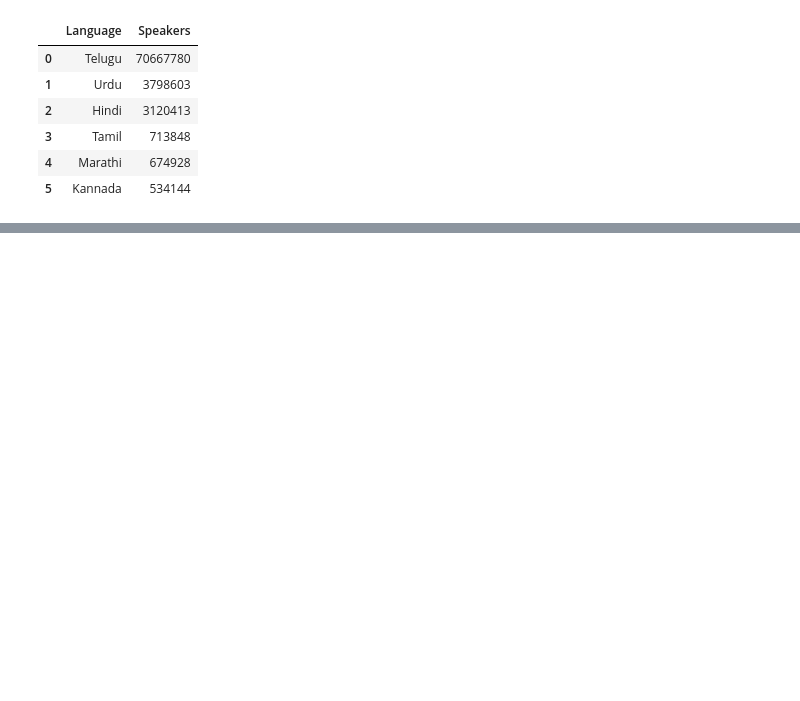
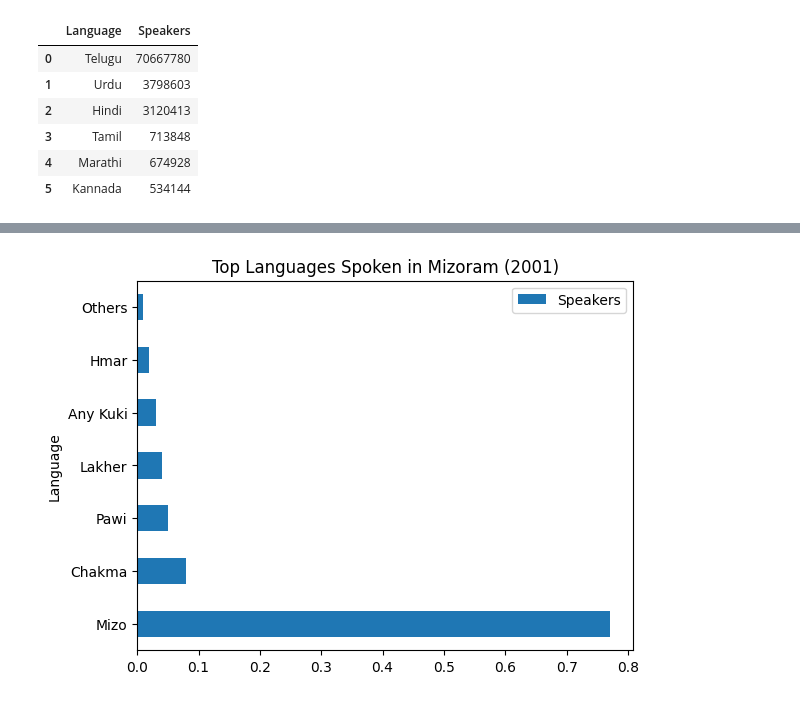
Before and after one commit to squishridyvi/Geographical-Distribution-Mapping-of-Dravidian-Languages-, a Jupyter notebook: Geographical Distribution of Dravidian Languages.ipynb, the cells around one changed output, grey strips where cells are left out. Cells and saved outputs as stored; diff of their text form; code cells hidden in the pictures; blank space fills up the shorter version.

```diff
--- a/Geographical Distribution of Dravidian Languages.ipynb
+++ b/Geographical Distribution of Dravidian Languages.ipynb
@@ -2510,0 +2527,4 @@ plt.title("Top Languages Spoken in Andhra Pradesh");
+# %%
+## Mizoram
+mizoram_plsi = pd.read_csv("mizoram_speaker_distribution_plsi.csv")
+mizoram_plsi
@@ -2510,0 +2540,5 @@ plt.title("Top Languages Spoken in Andhra Pradesh");
+# %%
+mizoram_plsi.plot.barh(x="Language", y="Speakers")
+plt.title("Top Languages Spoken in Mizoram (2001)");
+# %% [output]
+[figure, added]
```
Also changed, not shown: parts of 7 cells of this notebook.
